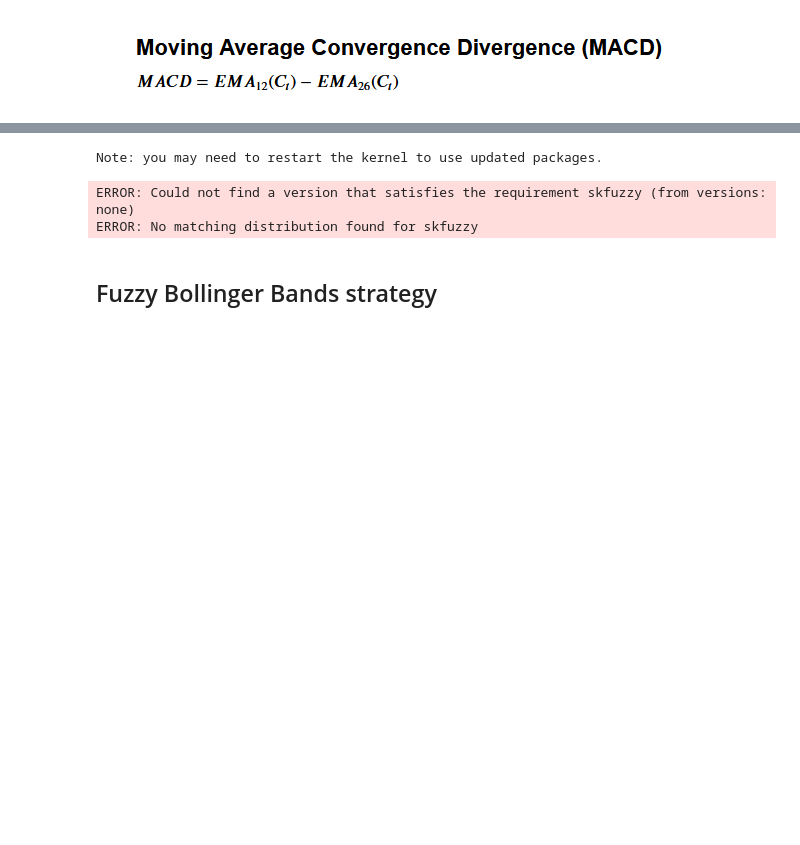
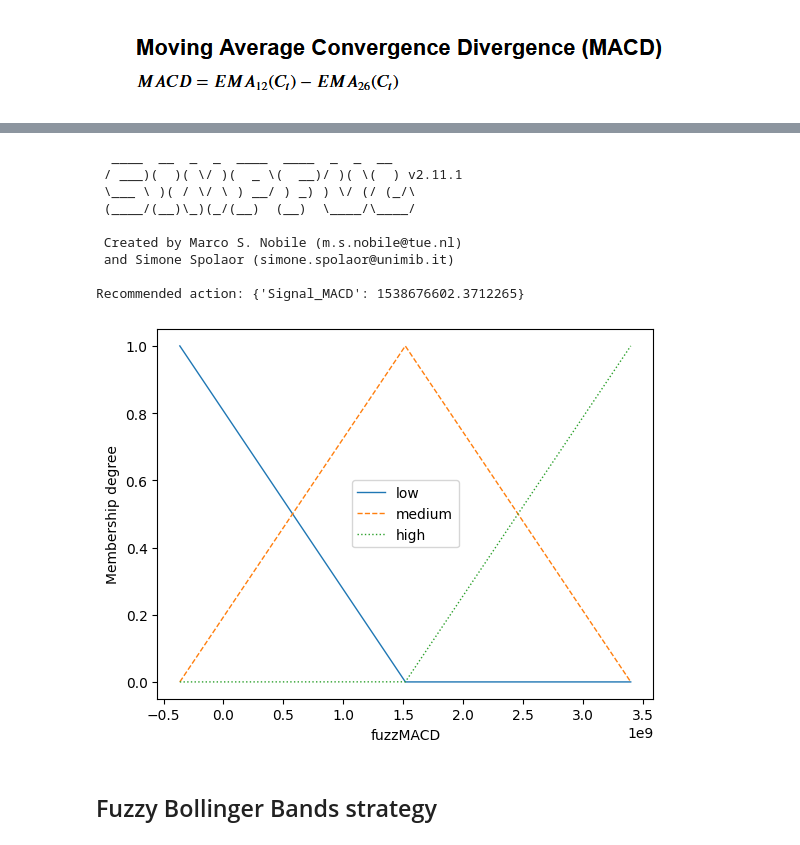
Before and after one commit to kkarolina71/praca_magisterska, a Jupyter notebook: Fuzzification EURUSD_1h.ipynb, the cells around one changed output, grey strips where cells are left out. Cells and saved outputs as stored; diff of their text form; code cells hidden in the pictures; blank space fills up the shorter version.

```diff
--- a/Fuzzification EURUSD_1h.ipynb
+++ b/Fuzzification EURUSD_1h.ipynb
@@ -279,9 +225,27 @@ Inference result: {'Signal': -0.03138883493441527}
 # %%
-pip install skfuzzy
+FS_MACD = create_fuzzy_system(at_eur_1h, "fuzzMACD", 'Signal_MACD')
+
+# Set the value of the NMA variable according to statistics
+FS_MACD.set_variable("fuzzMACD", at_eur_1h["fuzzMACD"].mean())
+
+
+signal = FS_MACD.inference()
+
+print(f"Recommended action: {signal}")
 # %% [output]
-Note: you may need to restart the kernel to use updated packages.
+  ____  __  _  _  ____  ____  _  _  __
+ / ___)(  )( \/ )(  _ \(  __)/ )( \(  ) v2.11.1
+ \___ \ )( / \/ \ ) __/ ) _) ) \/ (/ (_/\
+ (____/(__)\_)(_/(__)  (__)  \____/\____/
+
+ Created by Marco S. Nobile (m.s.nobile@tue.nl)
+ and Simone Spolaor (simone.spolaor@unimib.it)
+
+Recommended action: {'Signal_MACD': 1538676602.3712265}
-ERROR: Could not find a version that satisfies the requirement skfuzzy (from versions: none)
-ERROR: No matching distribution found for skfuzzy
+# %%
+FS_MACD.plot_variable("fuzzMACD")
+# %% [output]
+[figure, added]
 # %% [markdown]
 ## Fuzzy Bollinger Bands strategy
 # %%
```
Also changed, not shown: parts of 14 cells of this notebook, 1 other file.
